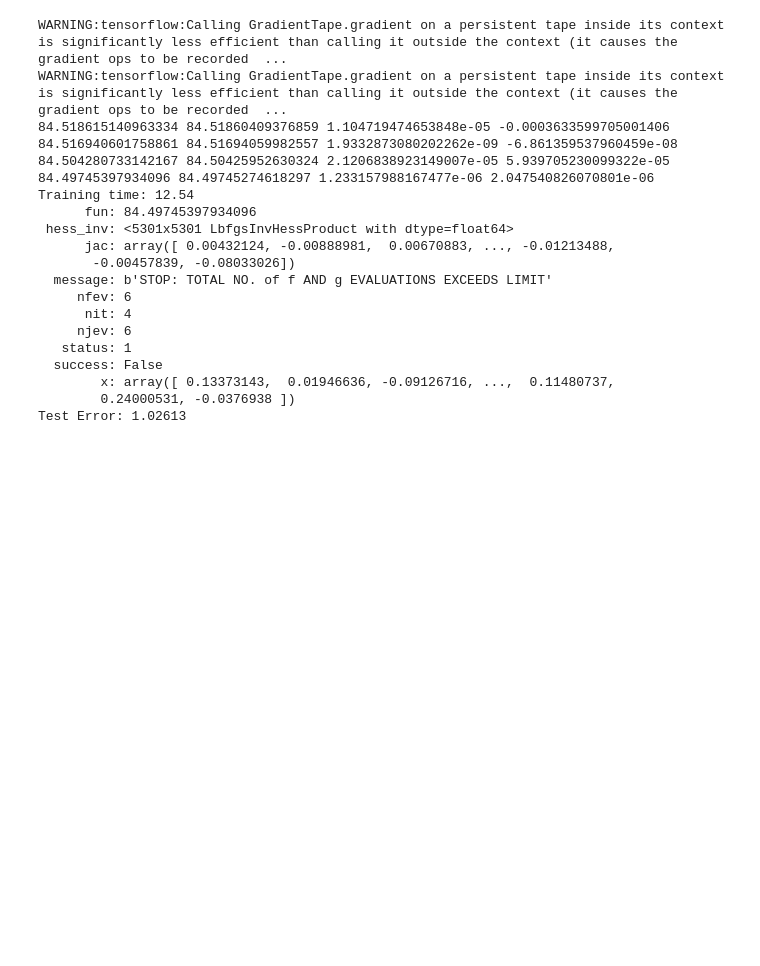
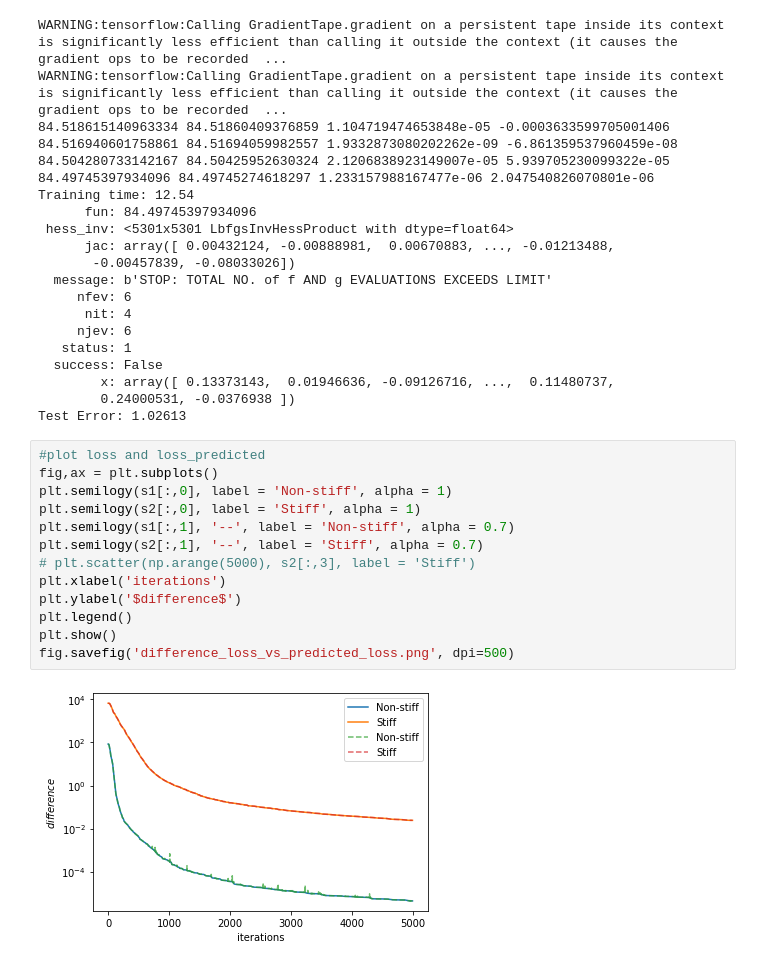
Before and after one commit to omniscientoctopus/Physics-Informed-Neural-Networks, a Jupyter notebook: Helmholtz Equation/prove stiffness/Helmholtz_Equation_custom-line search.ipynb, the cells around one changed output. Saved outputs shown, nothing was run; the diff lists cells and outputs as text; blank space fills up the shorter version.

```diff
--- a/Helmholtz Equation/prove stiffness/Helmholtz_Equation_custom-line search.ipynb
+++ b/Helmholtz Equation/prove stiffness/Helmholtz_Equation_custom-line search.ipynb
@@ -508,4 +509,19 @@ Training time: 12.54
         x: array([ 0.13373143,  0.01946636, -0.09126716, ...,  0.11480737,
         0.24000531, -0.0376938 ])
 Test Error: 1.02613
+# %%
+#plot loss and loss_predicted
+fig,ax = plt.subplots()
+plt.semilogy(s1[:,0], label = 'Non-stiff', alpha = 1)
+plt.semilogy(s2[:,0], label = 'Stiff', alpha = 1)
+plt.semilogy(s1[:,1], '--', label = 'Non-stiff', alpha = 0.7)
+plt.semilogy(s2[:,1], '--', label = 'Stiff', alpha = 0.7)
+# plt.scatter(np.arange(5000), s2[:,3], label = 'Stiff')
+plt.xlabel('iterations')
+plt.ylabel('$difference$')
+plt.legend()
+plt.show()
+fig.savefig('difference_loss_vs_predicted_loss.png', dpi=500)
+# %% [output]
+[figure, added]
 # %%
```
Also changed, not shown: parts of 3 cells of this notebook, 13 other files.
